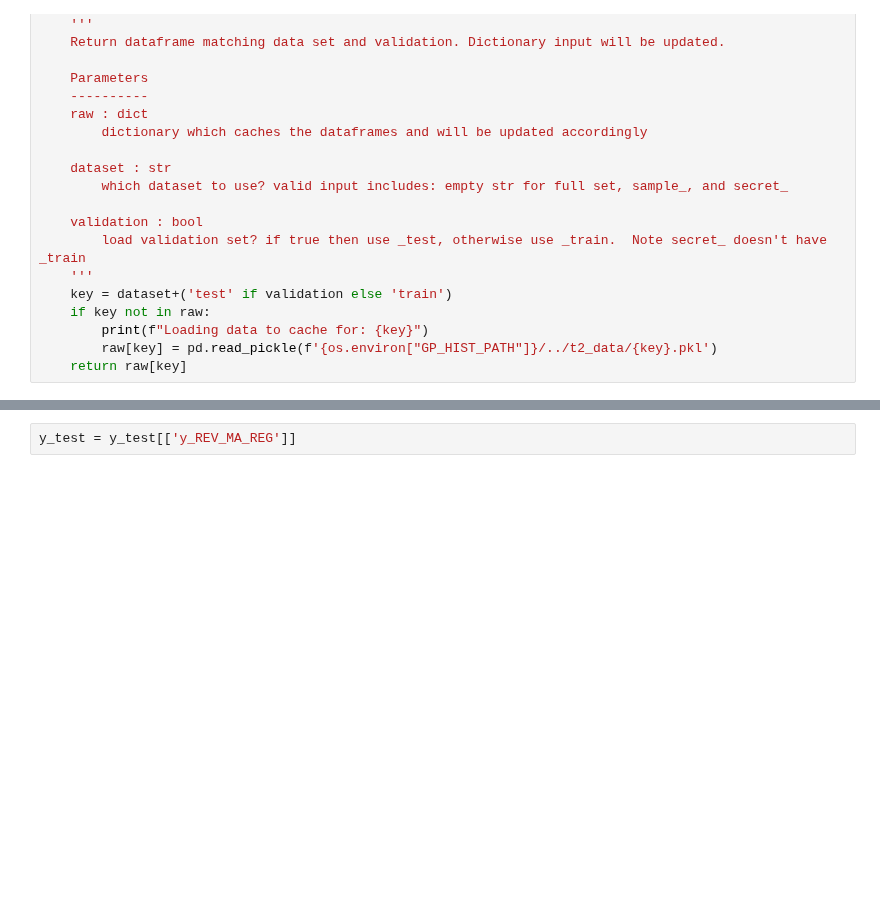
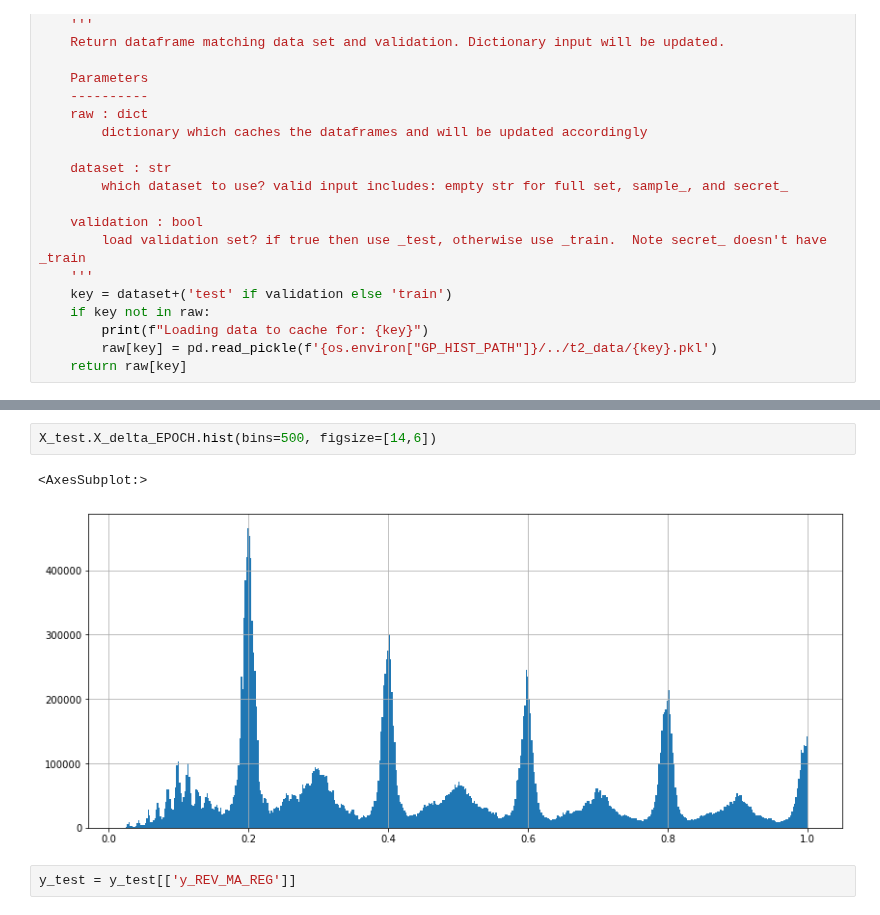
Before and after one commit to cm-tle-pred/tle-prediction, a Jupyter notebook: models/model_t2/view_model.ipynb, the cells around one changed output, grey strips where cells are left out. Drawn from its saved outputs; the diff is of its cells as text; blank space fills up the shorter version.

```diff
--- a/models/model_t2/view_model.ipynb
+++ b/models/model_t2/view_model.ipynb
@@ -83,3 +83,8 @@ Wall time: 2min 4s
+# %%
+X_test.X_delta_EPOCH.hist(bins=500, figsize=[14,6])
+# %% [output]
+<AxesSubplot:>
+[figure, added]
 # %%
 y_test = y_test[['y_REV_MA_REG']]
 # %%
```
Also changed, not shown: parts of 4 cells of this notebook, 3 other files.
